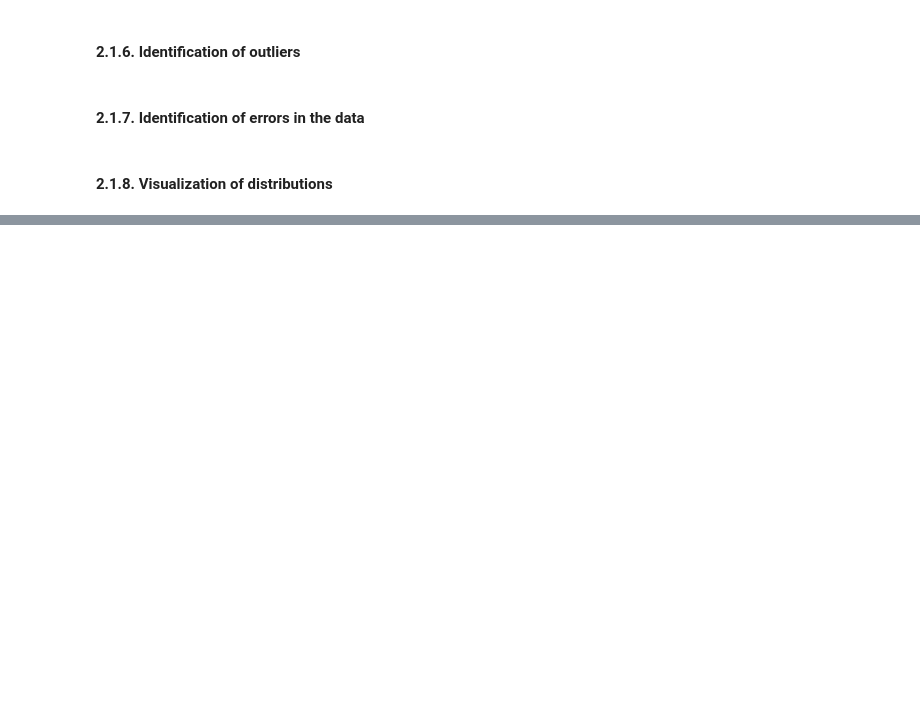
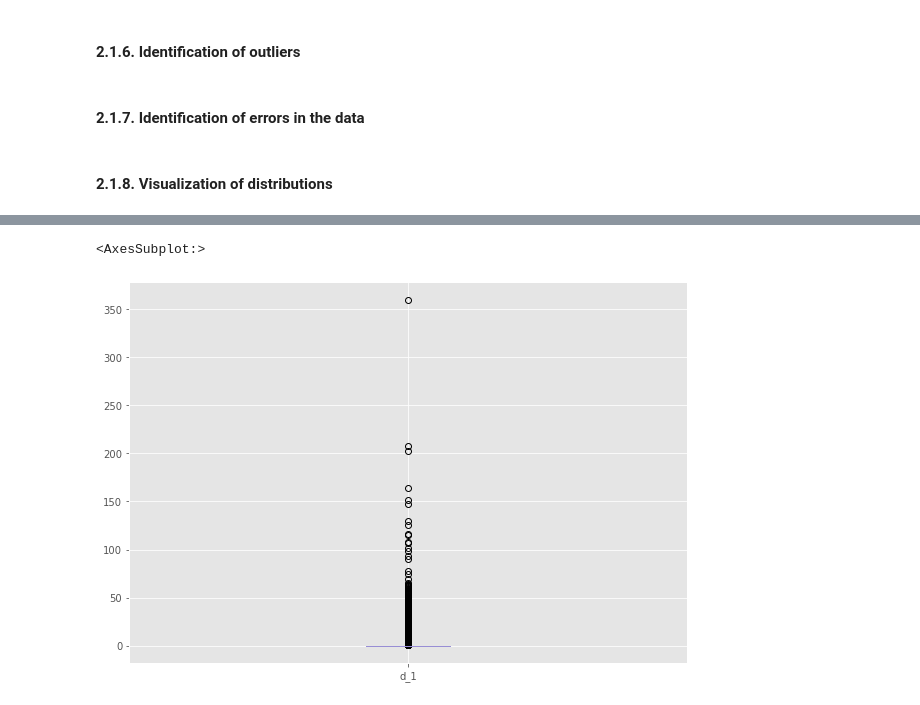
Before and after one commit to midimu/DS-Market, a Jupyter notebook: 1 - Analysis/DS Market - Analysis.ipynb, the cells around one changed output, grey strips where cells are left out. Drawn from its saved outputs; the diff is of its cells as text; code cells hidden in the pictures; blank space fills up the shorter version.

```diff
--- a/1 - Analysis/DS Market - Analysis.ipynb
+++ b/1 - Analysis/DS Market - Analysis.ipynb
@@ -397,0 +532,5 @@ calendar.describe(include = 'number').T
+# %%
+sales.d_1.plot(kind = 'box')
+# %% [output]
+<AxesSubplot:>
+[figure, added]
```
Also changed, not shown: parts of 24 cells of this notebook.
